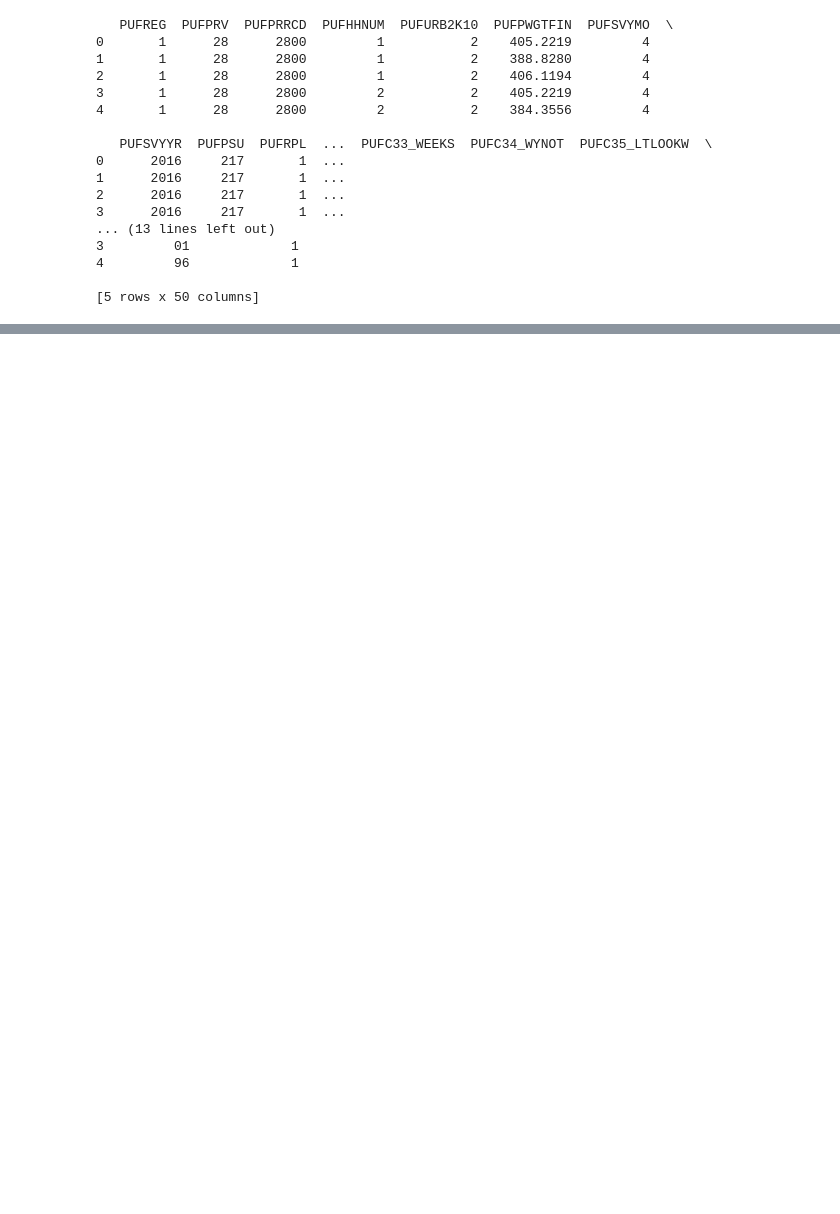
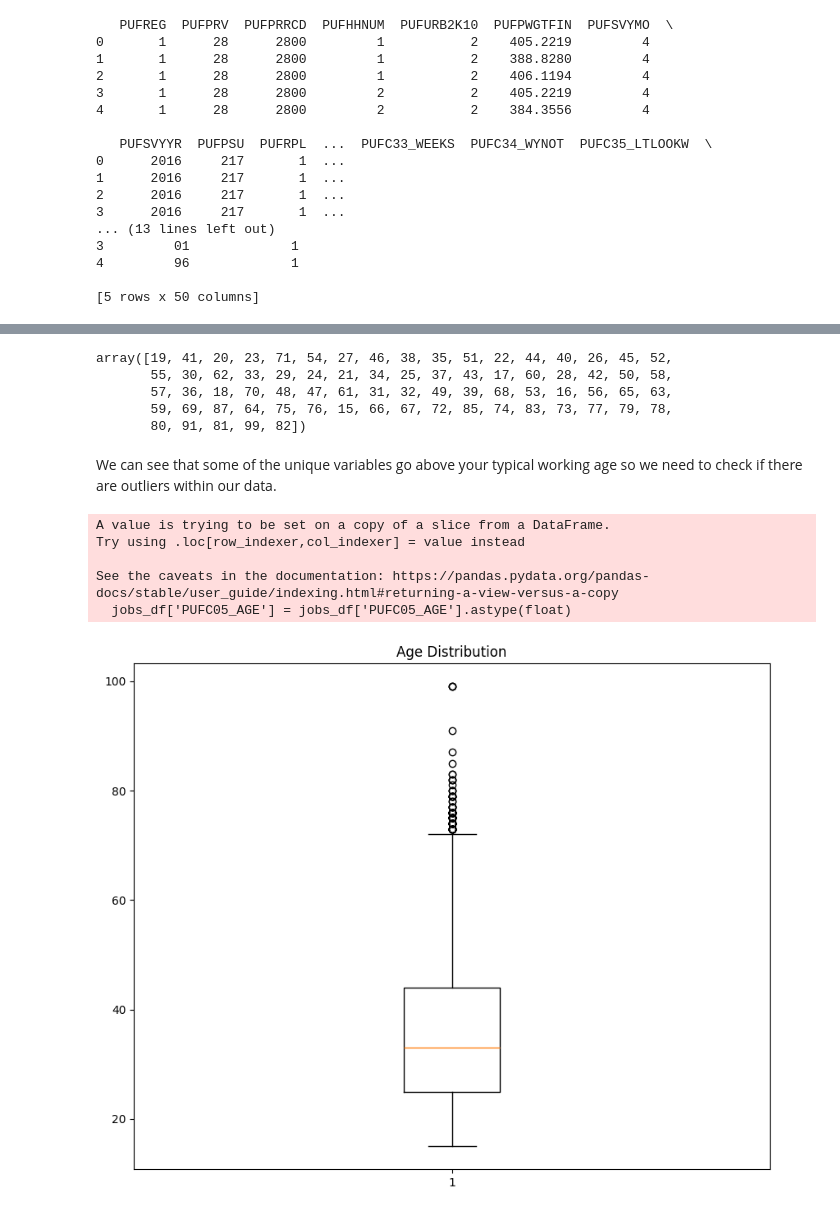
Before and after one commit to clavzno/STINTSY, a Jupyter notebook: LaborForceSurveyAnalysis_Group5.ipynb, the cells around one changed output, grey strips where cells are left out. Drawn from its saved outputs; the diff is of its cells as text; code cells hidden in the pictures; blank space fills up the shorter version.

```diff
--- a/LaborForceSurveyAnalysis_Group5.ipynb
+++ b/LaborForceSurveyAnalysis_Group5.ipynb
@@ -100,0 +882,17 @@ print(df.head())
+# %%
+# Computing for the IQR
+
+lbp_q1 = jobs_df['PUFC25_PBASIC'].quantile(0.25)
+lbp_q3 = jobs_df['PUFC25_PBASIC'].quantile(0.75)
+lbp_iqr = lbp_q3 - lbp_q1
+
+# Computing for the adjusted IQR thresholds
+
+lbp_lw = lbp_q1 - 2 * lbp_iqr
+lbp_uw = lbp_q3 + 2 * lbp_iqr
+
+# Removing the outliers from the DF
+jobs_df = jobs_df[(jobs_df['PUFC25_PBASIC'] >= lbp_lw) & (jobs_df['PUFC25_PBASIC'] <= lbp_uw)]
+
+outlier_count_after = jobs_df[(jobs_df['PUFC25_PBASIC'] < lbp_lw) | (jobs_df['PUFC25_PBASIC'] > lbp_uw)].shape[0]
+print("Number of outliers:", outlier_count_after)
@@ -100,0 +907,27 @@ print(df.head())
+# %%
+jobs_df['PUFC05_AGE'].unique()
+# %% [output]
+array([19, 41, 20, 23, 71, 54, 27, 46, 38, 35, 51, 22, 44, 40, 26, 45, 52,
+       55, 30, 62, 33, 29, 24, 21, 34, 25, 37, 43, 17, 60, 28, 42, 50, 58,
+       57, 36, 18, 70, 48, 47, 61, 31, 32, 49, 39, 68, 53, 16, 56, 65, 63,
+       59, 69, 87, 64, 75, 76, 15, 66, 67, 72, 85, 74, 83, 73, 77, 79, 78,
+       80, 91, 81, 99, 82])
+# %% [markdown]
+We can see that some of the unique variables go above your typical working age so we need to check if there are outliers within our data.
+# %%
+jobs_df['PUFC05_AGE'] = jobs_df['PUFC05_AGE'].astype(float)
+# %% [output]
+A value is trying to be set on a copy of a slice from a DataFrame.
+Try using .loc[row_indexer,col_indexer] = value instead
+
+See the caveats in the documentation: https://pandas.pydata.org/pandas-docs/stable/user_guide/indexing.html#returning-a-view-versus-a-copy
+  jobs_df['PUFC05_AGE'] = jobs_df['PUFC05_AGE'].astype(float)
+# %%
+# Initial Boxplot for the Age Distribution
+
+plt.figure(figsize=(10, 8))
+plt.boxplot(x=jobs_df['PUFC05_AGE'])
+plt.title('Age Distribution')
+plt.show()
+# %% [output]
+[figure, added]
```
Also changed, not shown: parts of 92 cells of this notebook.
